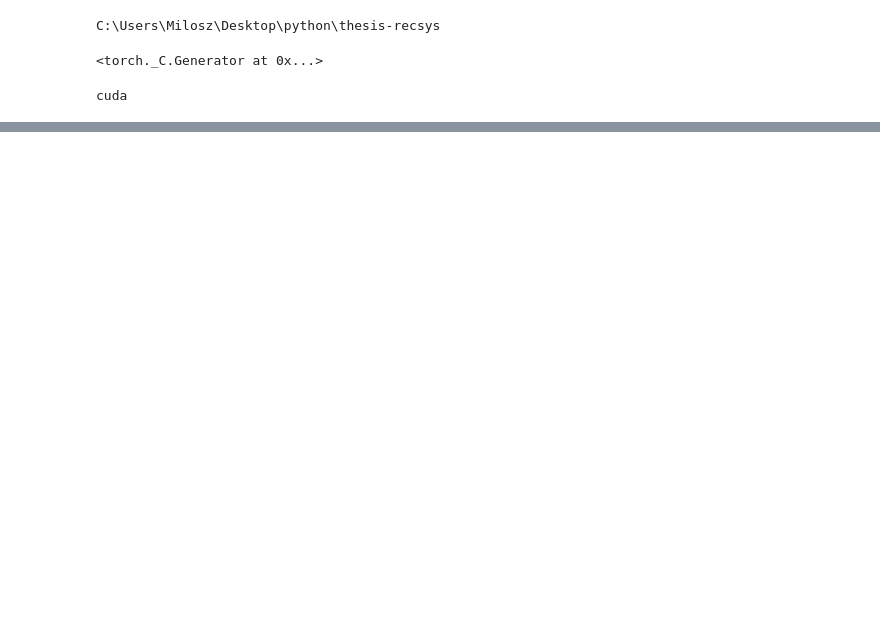
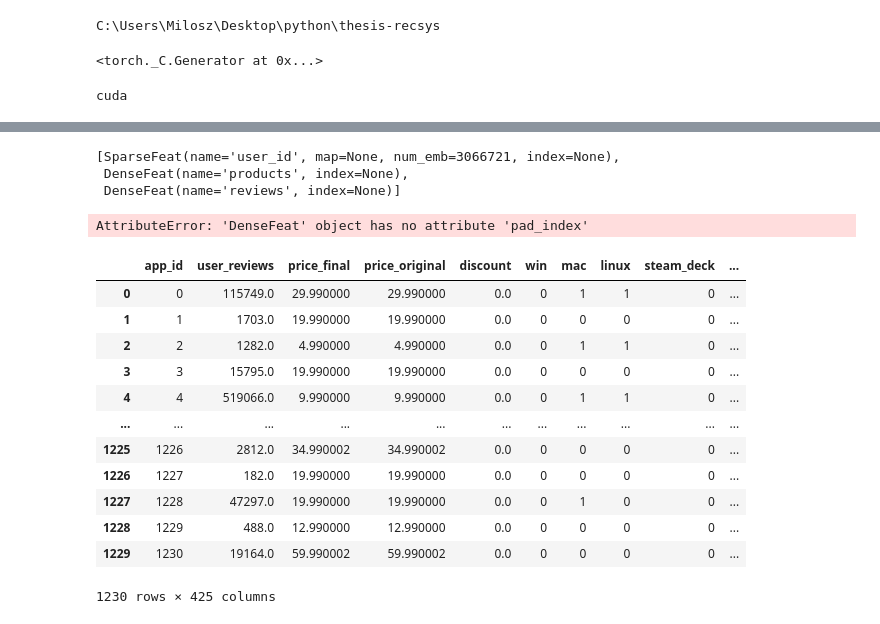
Before and after one commit to milymilek/recsys, a Jupyter notebook: notebooks/steam/steam_training_MF.ipynb, the cells around one changed output, grey strips where cells are left out. Drawn from its saved outputs; the diff is of its cells as text; code cells hidden in the pictures; blank space fills up the shorter version.

```diff
--- a/notebooks/steam/steam_training_MF.ipynb
+++ b/notebooks/steam/steam_training_MF.ipynb
@@ -57,0 +48,10 @@ train_set = np.concatenate([train_set, supervision_set], axis=1)
+# %%
+train_set = data['relations_datastore'].dataframe.train.values.T
+supervision_set = data['relations_datastore'].dataframe.supervision.values.T
+valid_set = data['relations_datastore'].dataframe.valid.values.T
+item_attr = data['items_datastore'].dataframe.df
+user_attr = data['users_datastore'].dataframe.df
+
+scheme_relations = data['relations_datastore'].scheme
+scheme_items = data['items_datastore'].scheme
+scheme_users = data['users_datastore'].scheme
@@ -58,3 +80,31 @@ train_set = np.concatenate([train_set, supervision_set], axis=1)
+# %%
+scheme_users.features
+# %% [output]
+[SparseFeat(name='user_id', map=None, num_emb=3066721, index=None),
+ DenseFeat(name='products', index=None),
+ DenseFeat(name='reviews', index=None)]
+# %%
+from src.features.store import FeatureStore
+
+fs = FeatureStore(scheme_relations, scheme_items, scheme_users)
+# %% [output]
+AttributeError: 'DenseFeat' object has no attribute 'pad_index'
+# %%
+item_attr
+# %% [output]
+|  | app_id | user_reviews | price_final | price_original | discount | win | mac | linux | steam_deck | ... |
+| 0 | 0 | 115749.0 | 29.990000 | 29.990000 | 0.0 | 0 | 1 | 1 | 0 | ... |
+| 1 | 1 | 1703.0 | 19.990000 | 19.990000 | 0.0 | 0 | 0 | 0 | 0 | ... |
+| 2 | 2 | 1282.0 | 4.990000 | 4.990000 | 0.0 | 0 | 1 | 1 | 0 | ... |
+| 3 | 3 | 15795.0 | 19.990000 | 19.990000 | 0.0 | 0 | 0 | 0 | 0 | ... |
+| 4 | 4 | 519066.0 | 9.990000 | 9.990000 | 0.0 | 0 | 1 | 1 | 0 | ... |
+| ... | ... | ... | ... | ... | ... | ... | ... | ... | ... | ... |
+| 1225 | 1226 | 2812.0 | 34.990002 | 34.990002 | 0.0 | 0 | 0 | 0 | 0 | ... |
+| 1226 | 1227 | 182.0 | 19.990000 | 19.990000 | 0.0 | 0 | 0 | 0 | 0 | ... |
+| 1227 | 1228 | 47297.0 | 19.990000 | 19.990000 | 0.0 | 0 | 1 | 0 | 0 | ... |
+| 1228 | 1229 | 488.0 | 12.990000 | 12.990000 | 0.0 | 0 | 0 | 0 | 0 | ... |
+| 1229 | 1230 | 19164.0 | 59.990002 | 59.990002 | 0.0 | 0 | 0 | 0 | 0 | ... |
+1230 rows × 425 columns
 # %%
 # scaler_user = StandardScaler()
 # user_attr_preprocess = scaler_user.fit_transform(user_attr)
```
Also changed, not shown: parts of 9 cells of this notebook, 16 other files.
